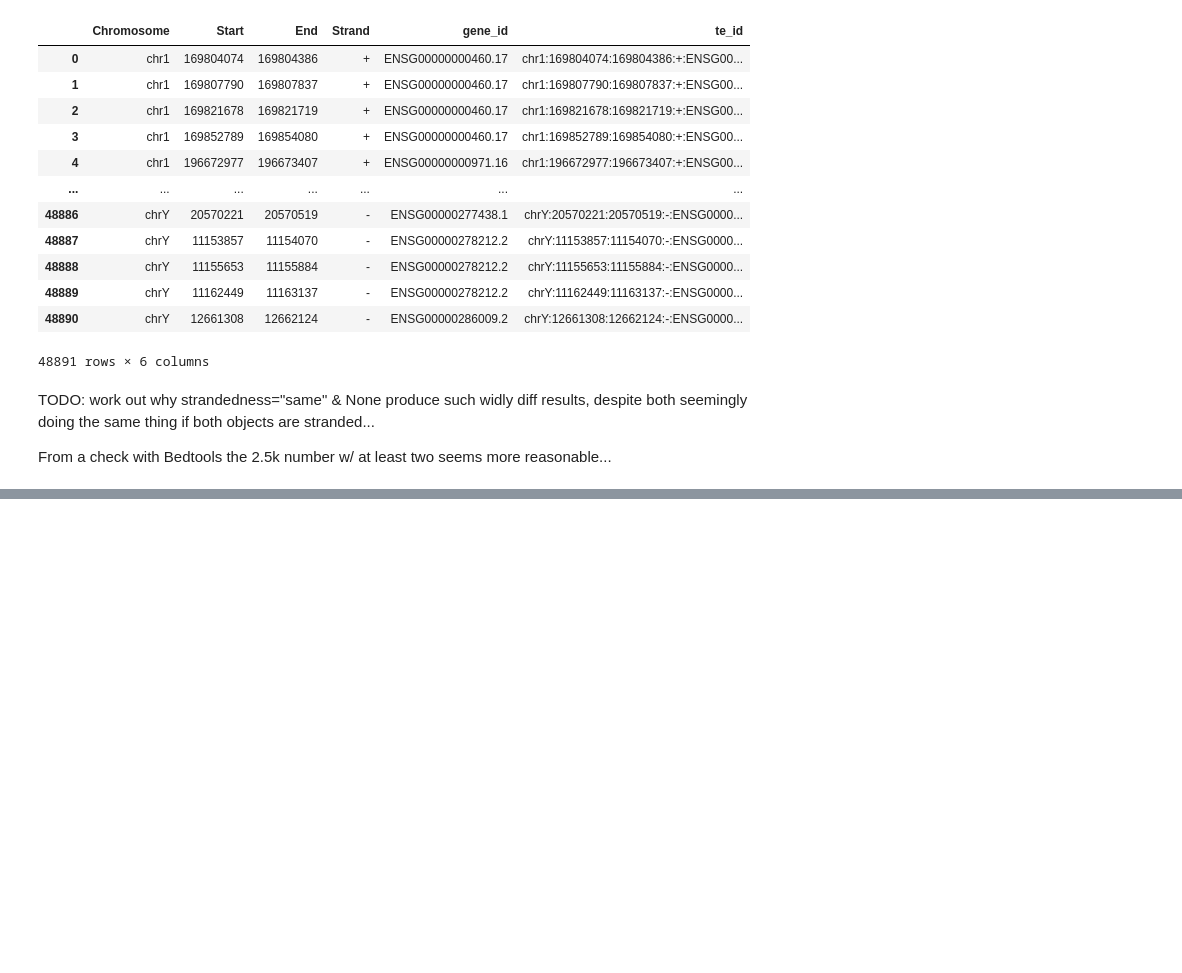
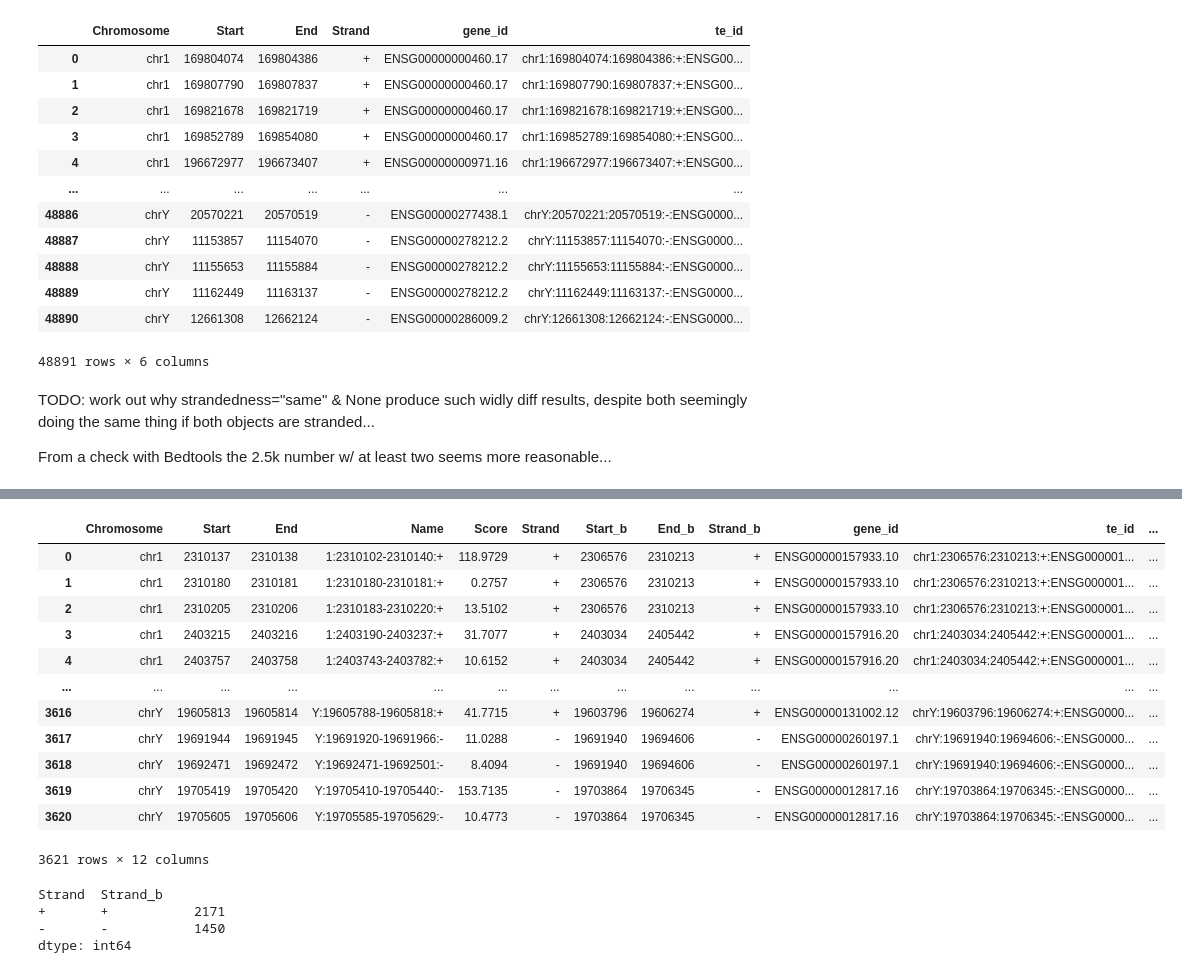
Before and after one commit to iRNA-COSI/APAeval, a Jupyter notebook: summary_workflows/relative_quantification/poc/relative_quant_poc.ipynb, the cells around one changed output, grey strips where cells are left out. Saved outputs shown, nothing was run; the diff lists cells and outputs as text; code cells hidden in the pictures; blank space fills up the shorter version.

```diff
--- a/summary_workflows/relative_quantification/poc/relative_quant_poc.ipynb
+++ b/summary_workflows/relative_quantification/poc/relative_quant_poc.ipynb
@@ -561,3 +569,9 @@ m_te_mayr_cd_r3_tpm_filt.drop_duplicate_positions()
 TODO: work out why strandedness="same" & None produce such widly diff results, despite both seemingly doing the same thing if both objects are stranded...
 
 From a check with Bedtools the 2.5k number w/ at least two seems more reasonable...
+# %%
+# TEs have at least 2 overlapping PAS
+valid_tes = (m_te_mayr_cd_r3_tpm_filt.count_overlaps(gt_pas, strandedness="same")
+             .subset(lambda df: df["NumberOverlaps"] >= 2))
+
+valid_tes
@@ -563,0 +592,26 @@ From a check with Bedtools the 2.5k number w/ at least two seems more reasonable
+# %%
+# Now subset to PAS overlapping these TEs
+gt_pas_tes = gt_pas.join(valid_tes, strandedness="same")
+
+gt_pas_tes
+# %% [output]
+|  | Chromosome | Start | End | Name | Score | Strand | Start_b | End_b | Strand_b | gene_id | te_id | ... |
+| 0 | chr1 | 2310137 | 2310138 | 1:2310102-2310140:+ | 118.9729 | + | 2306576 | 2310213 | + | ENSG00000157933.10 | chr1:2306576:2310213:+:ENSG000001... | ... |
+| 1 | chr1 | 2310180 | 2310181 | 1:2310180-2310181:+ | 0.2757 | + | 2306576 | 2310213 | + | ENSG00000157933.10 | chr1:2306576:2310213:+:ENSG000001... | ... |
+| 2 | chr1 | 2310205 | 2310206 | 1:2310183-2310220:+ | 13.5102 | + | 2306576 | 2310213 | + | ENSG00000157933.10 | chr1:2306576:2310213:+:ENSG000001... | ... |
+| 3 | chr1 | 2403215 | 2403216 | 1:2403190-2403237:+ | 31.7077 | + | 2403034 | 2405442 | + | ENSG00000157916.20 | chr1:2403034:2405442:+:ENSG000001... | ... |
+| 4 | chr1 | 2403757 | 2403758 | 1:2403743-2403782:+ | 10.6152 | + | 2403034 | 2405442 | + | ENSG00000157916.20 | chr1:2403034:2405442:+:ENSG000001... | ... |
+| ... | ... | ... | ... | ... | ... | ... | ... | ... | ... | ... | ... | ... |
+| 3616 | chrY | 19605813 | 19605814 | Y:19605788-19605818:+ | 41.7715 | + | 19603796 | 19606274 | + | ENSG00000131002.12 | chrY:19603796:19606274:+:ENSG0000... | ... |
+| 3617 | chrY | 19691944 | 19691945 | Y:19691920-19691966:- | 11.0288 | - | 19691940 | 19694606 | - | ENSG00000260197.1 | chrY:19691940:19694606:-:ENSG0000... | ... |
+| 3618 | chrY | 19692471 | 19692472 | Y:19692471-19692501:- | 8.4094 | - | 19691940 | 19694606 | - | ENSG00000260197.1 | chrY:19691940:19694606:-:ENSG0000... | ... |
+| 3619 | chrY | 19705419 | 19705420 | Y:19705410-19705440:- | 153.7135 | - | 19703864 | 19706345 | - | ENSG00000012817.16 | chrY:19703864:19706345:-:ENSG0000... | ... |
+| 3620 | chrY | 19705605 | 19705606 | Y:19705585-19705629:- | 10.4773 | - | 19703864 | 19706345 | - | ENSG00000012817.16 | chrY:19703864:19706345:-:ENSG0000... | ... |
+3621 rows × 12 columns
+# %%
+gt_pas_tes.as_df()[["Strand", "Strand_b"]].value_counts()
+# %% [output]
+Strand  Strand_b
++       +           2171
+-       -           1450
+dtype: int64
```
Also changed, not shown: parts of 22 cells of this notebook.
